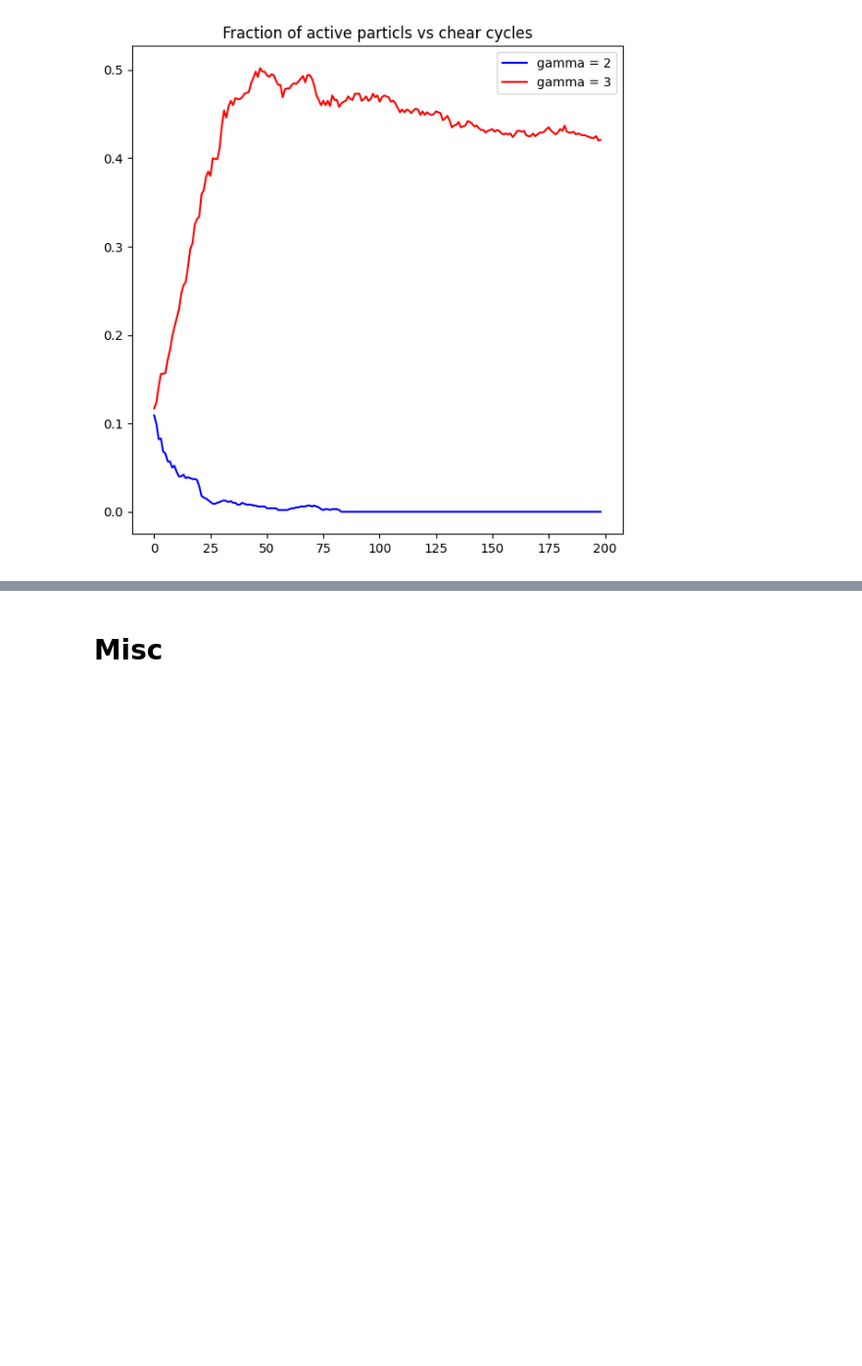
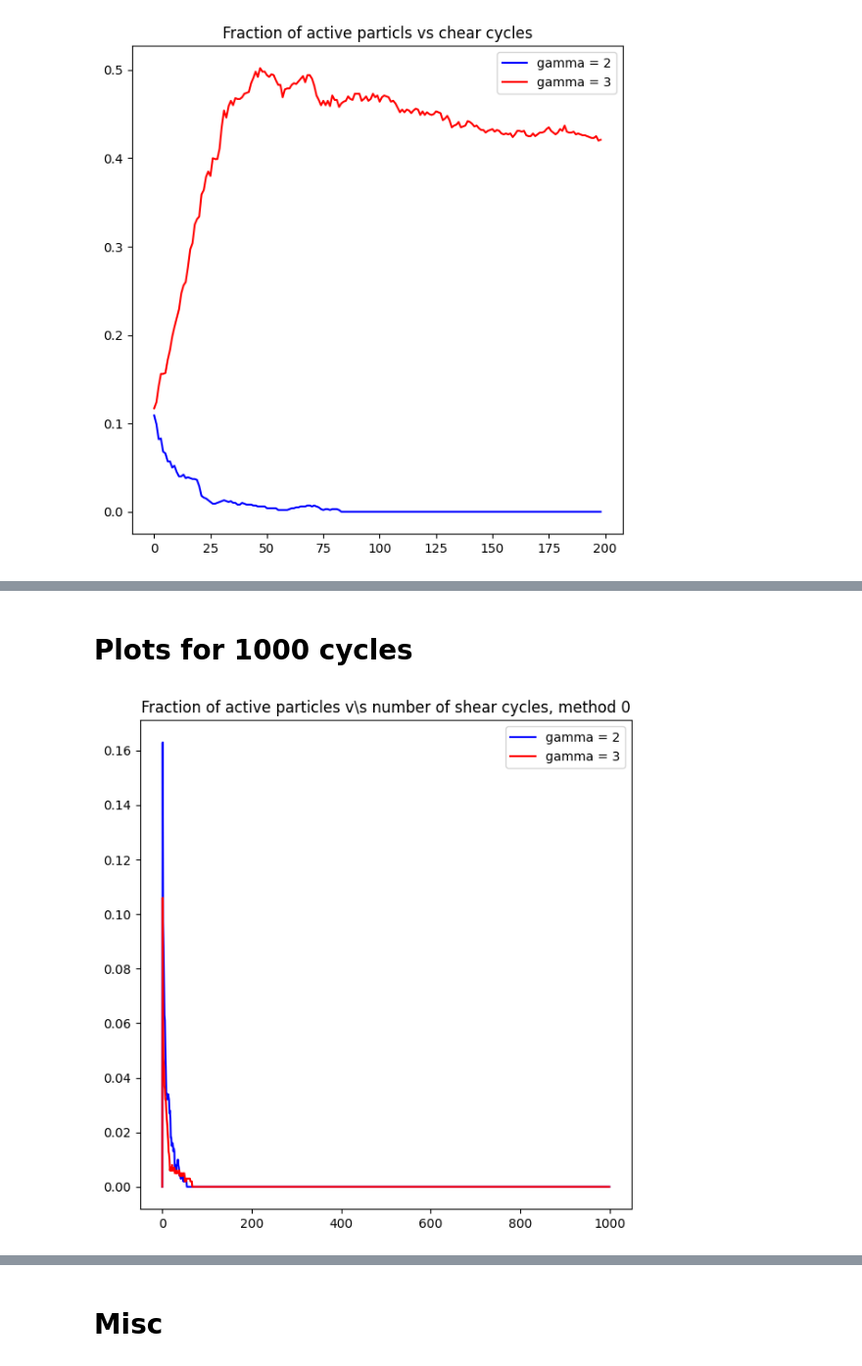
Before and after one commit to shreeganeshasharma/ParticleSimulations, a Jupyter notebook: ShearCycles.ipynb, the cells around one changed output, grey strips where cells are left out. Shown: that part at 98% size. Drawn from its saved outputs; the diff is of its cells as text; code cells hidden in the pictures; blank space fills up the shorter version.

```diff
--- a/ShearCycles.ipynb
+++ b/ShearCycles.ipynb
@@ -832,0 +877,17 @@ for i in range(Ncycles):
+# %% [markdown]
+# Plots for 1000 cycles
+# %%
+#Method 0
+import numpy as np
+import matplotlib.pyplot as plt
+fil1 = np.genfromtxt("/content/sample_data/fa1_0.csv", delimiter = ',')
+fil2 = np.genfromtxt("/content/sample_data/fa2_0.csv", delimiter = ',')
+
+plt.figure(figsize=(7, 7))
+plt.title("Fraction of active particles v\s number of shear cycles, method 0")
+plt.plot(fil1, 'b', label = "gamma = 2")
+plt.plot(fil2, 'r', label = "gamma = 3")
+plt.legend()
+plt.show()
+# %% [output]
+[figure, added]
```
Also changed, not shown: parts of 14 cells of this notebook.
